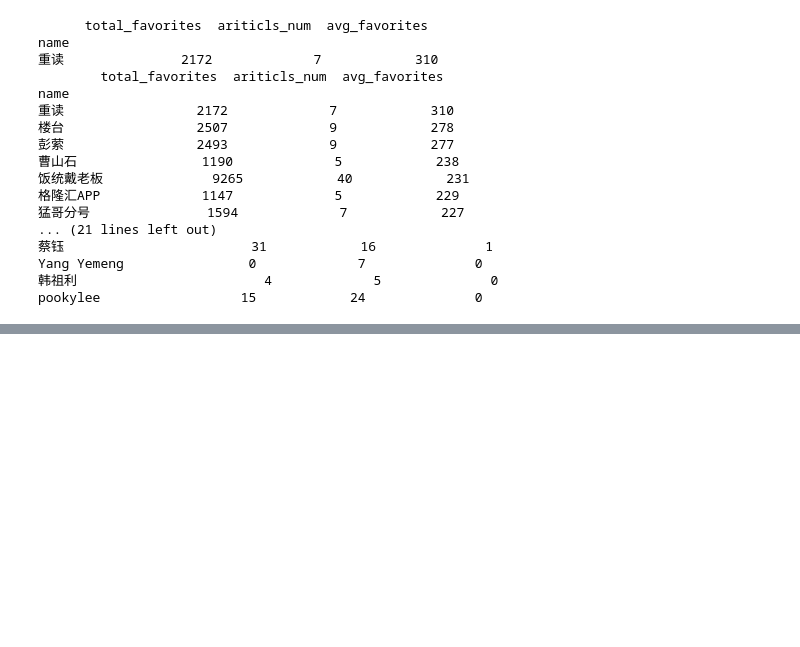
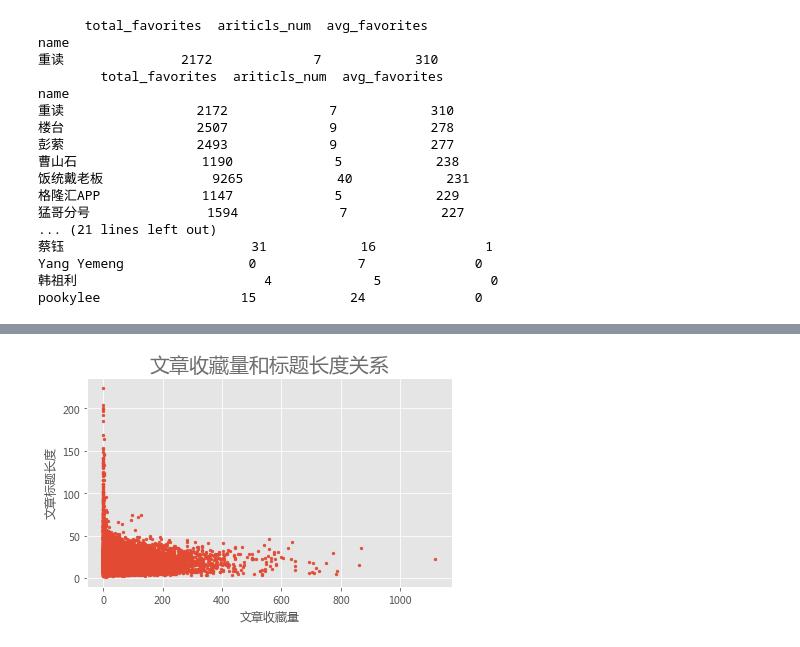
Before and after one commit to F-WJ/practice_project, a Jupyter notebook: huxiu_pyspider/data_analysis.ipynb, the cells around one changed output, grey strips where cells are left out. Saved outputs shown, nothing was run; the diff lists cells and outputs as text; code cells hidden in the pictures; blank space fills up the shorter version.

```diff
--- a/huxiu_pyspider/data_analysis.ipynb
+++ b/huxiu_pyspider/data_analysis.ipynb
@@ -234,0 +269,14 @@ pookylee                  15            24              0
+# %%
+# 文章标题长度和收藏量关系
+def titlelength_favorites_analysis(data):
+    plt.scatter(x=data['favorites'], y=data['title_length'], s=8)
+    plt.xlabel('文章收藏量')
+    plt.ylabel('文章标题长度')
+    plt.title('文章收藏量和标题长度关系', color=colors, fontsize=fontsize_title)
+    plt.tight_layout()
+    plt.savefig('文章收藏量和标题长度关系.png', dpi=200)
+    plt.show()
+
+titlelength_favorites_analysis(data)
+# %% [output]
+[figure, added]
```
Also changed, not shown: parts of 7 cells of this notebook, 17 other files.
